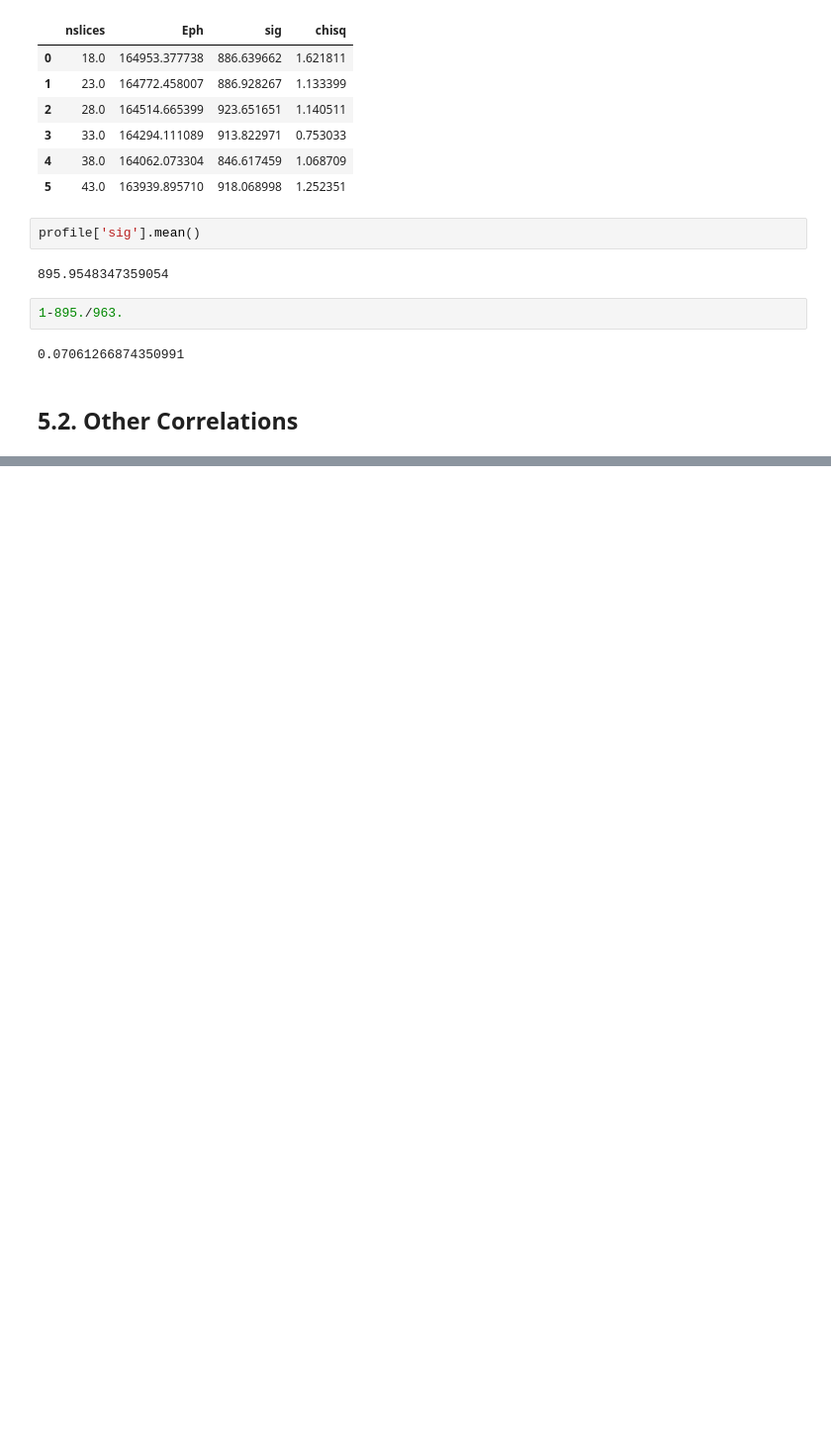
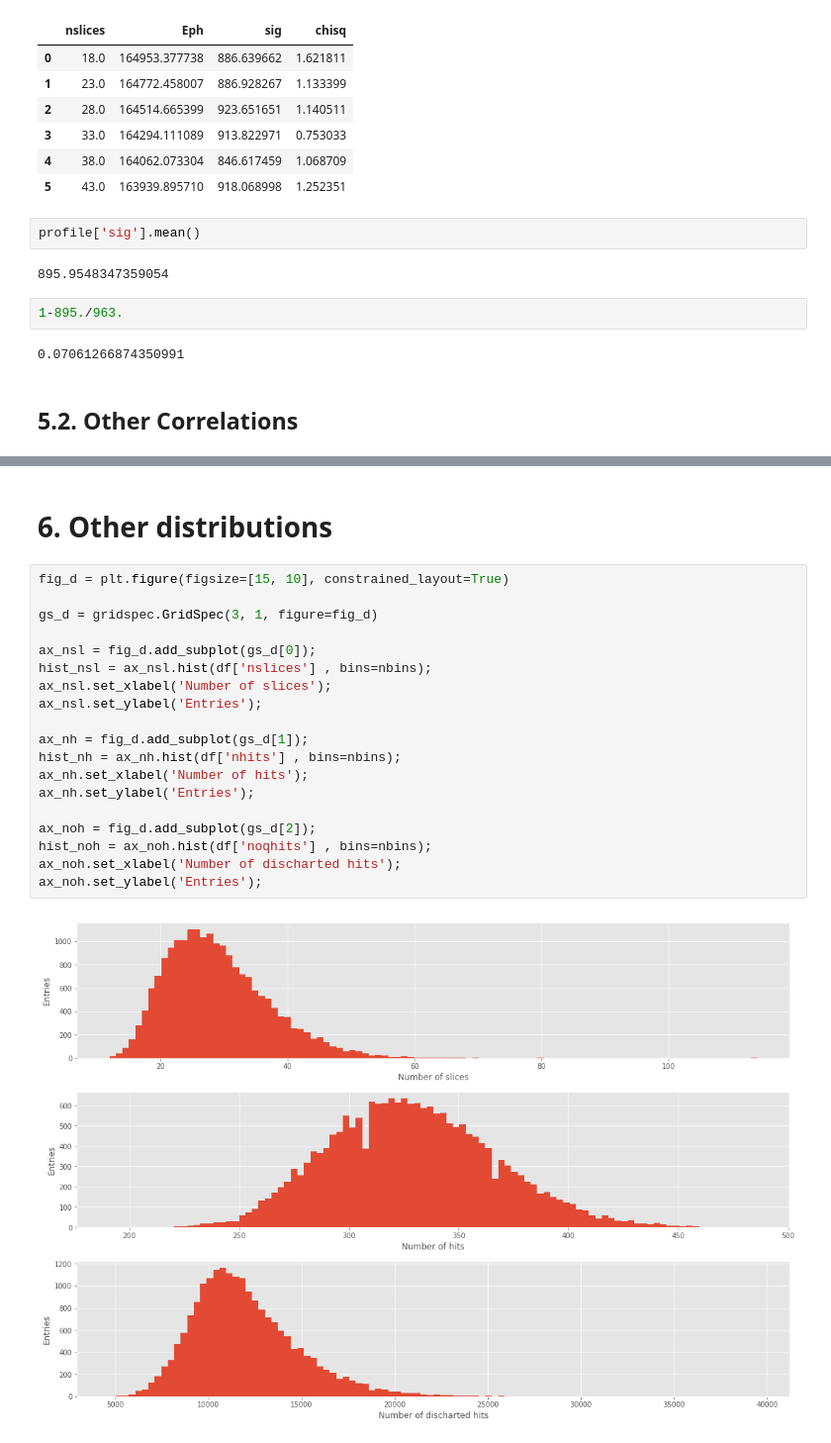
Before and after one commit to jahernando/CsThNB, a Jupyter notebook: temp/Cs_corrected_pmaps_analysis.ipynb, the cells around one changed output, grey strips where cells are left out. Shown: that part at 99% size. Cells and saved outputs as stored; diff of their text form; blank space fills up the shorter version.

```diff
--- a/temp/Cs_corrected_pmaps_analysis.ipynb
+++ b/temp/Cs_corrected_pmaps_analysis.ipynb
@@ -276,0 +284,23 @@ cbar_nslnh= fig_nsl.colorbar(hist_nslnh[3], ax = ax_nslnh);
+# %% [markdown]
+# 6. Other distributions
+# %%
+fig_d = plt.figure(figsize=[15, 10], constrained_layout=True)
+
+gs_d = gridspec.GridSpec(3, 1, figure=fig_d)
+
+ax_nsl = fig_d.add_subplot(gs_d[0]);
+hist_nsl = ax_nsl.hist(df['nslices'] , bins=nbins);
+ax_nsl.set_xlabel('Number of slices');
+ax_nsl.set_ylabel('Entries');
+
+ax_nh = fig_d.add_subplot(gs_d[1]);
+hist_nh = ax_nh.hist(df['nhits'] , bins=nbins);
+ax_nh.set_xlabel('Number of hits');
+ax_nh.set_ylabel('Entries');
+
+ax_noh = fig_d.add_subplot(gs_d[2]);
+hist_noh = ax_noh.hist(df['noqhits'] , bins=nbins);
+ax_noh.set_xlabel('Number of discharted hits');
+ax_noh.set_ylabel('Entries');
+# %% [output]
+[figure, added]
```
Also changed, not shown: parts of 3 cells of this notebook, 1 other file.
